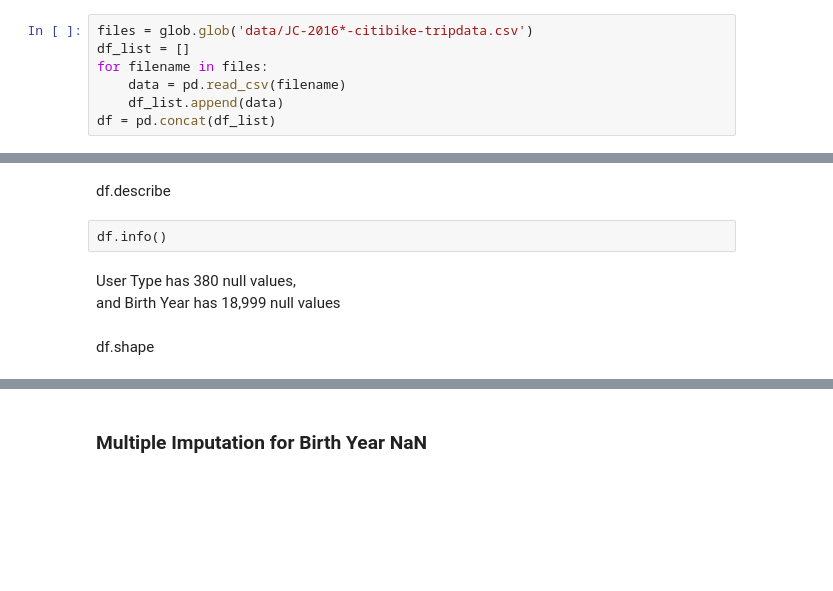
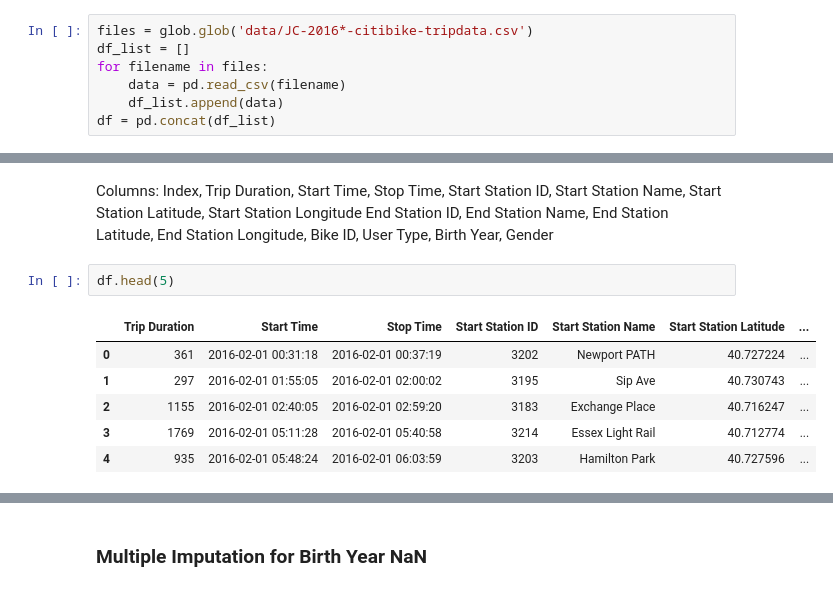
Before and after one commit to LydiaStoneKonstanski/LSK_Supplement, a Jupyter notebook: DataScience_Focus/bike-rental-starter-kit/citibike.ipynb, the cells around one changed output, grey strips where cells are left out. Cells and saved outputs as stored; diff of their text form; blank space fills up the shorter version.

```diff
--- a/DataScience_Focus/bike-rental-starter-kit/citibike.ipynb
+++ b/DataScience_Focus/bike-rental-starter-kit/citibike.ipynb
@@ -25,8 +27,12 @@ Start Time, Stop Time, and Birth Year seem like they should be timestamps and da
-# %% [markdown]
-df.describe
-# %% [raw]
-df.info()
-# %% [markdown]
-User Type has 380 null values, <br> and Birth Year has 18,999 null values
-# %% [markdown]
-df.shape
+# %% [markdown]
+Columns: Index, Trip Duration, Start Time, Stop Time, Start Station ID, Start Station Name, Start Station Latitude, Start Station Longitude
+End Station ID, End Station Name, End Station Latitude, End Station Longitude, Bike ID, User Type, Birth Year, Gender
+# %%
+df.head(5)
+# %% [output]
+|  | Trip Duration | Start Time | Stop Time | Start Station ID | Start Station Name | Start Station Latitude | ... |
+| 0 | 361 | 2016-02-01 00:31:18 | 2016-02-01 00:37:19 | 3202 | Newport PATH | 40.727224 | ... |
+| 1 | 297 | 2016-02-01 01:55:05 | 2016-02-01 02:00:02 | 3195 | Sip Ave | 40.730743 | ... |
+| 2 | 1155 | 2016-02-01 02:40:05 | 2016-02-01 02:59:20 | 3183 | Exchange Place | 40.716247 | ... |
+| 3 | 1769 | 2016-02-01 05:11:28 | 2016-02-01 05:40:58 | 3214 | Essex Light Rail | 40.712774 | ... |
+| 4 | 935 | 2016-02-01 05:48:24 | 2016-02-01 06:03:59 | 3203 | Hamilton Park | 40.727596 | ... |
```
Also changed, not shown: parts of 76 cells of this notebook.
